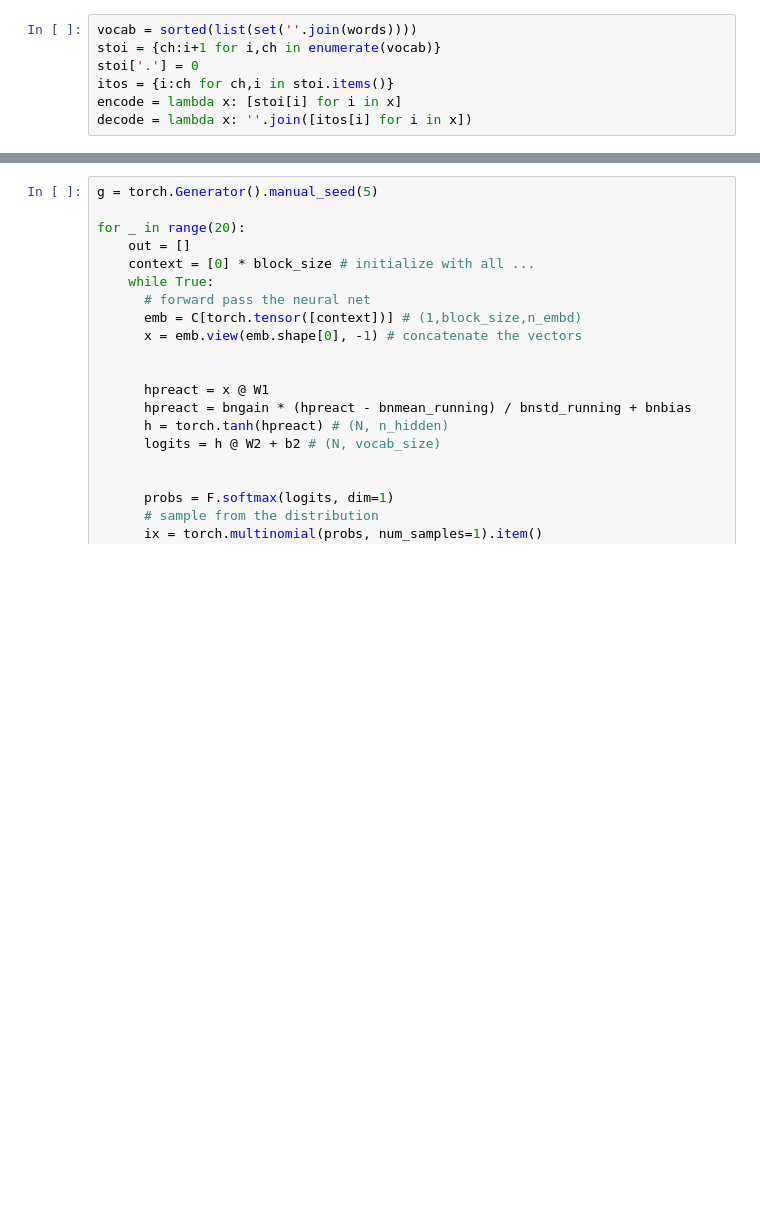
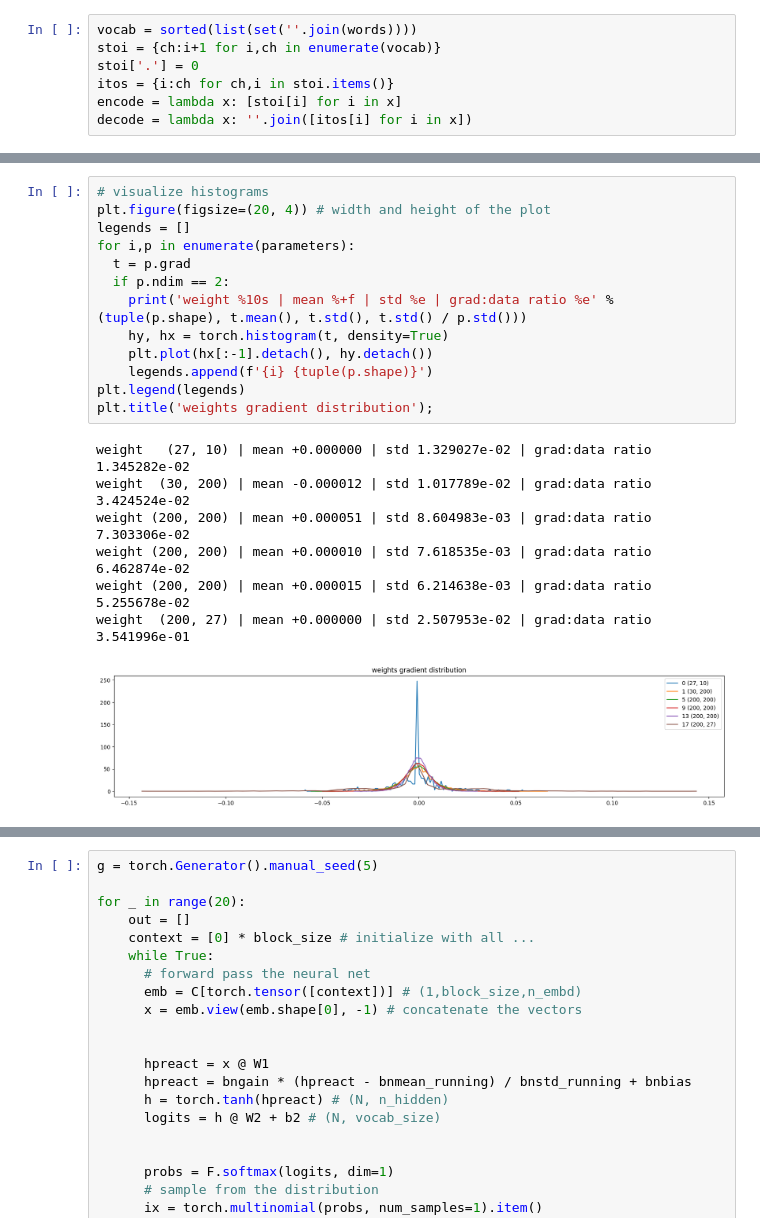
Before and after one commit to hardeybisey/Machine-Learning-and-Deep-Learning, a Jupyter notebook: notebook.ipynb, the cells around one changed output, grey strips where cells are left out. Cells and saved outputs as stored; diff of their text form; blank space fills up the shorter version.

```diff
--- a/notebook.ipynb
+++ b/notebook.ipynb
@@ -162,0 +176,21 @@ for i in range(steps):
+# %%
+# visualize histograms
+plt.figure(figsize=(20, 4)) # width and height of the plot
+legends = []
+for i,p in enumerate(parameters):
+  t = p.grad
+  if p.ndim == 2:
+    print('weight %10s | mean %+f | std %e | grad:data ratio %e' % (tuple(p.shape), t.mean(), t.std(), t.std() / p.std()))
+    hy, hx = torch.histogram(t, density=True)
+    plt.plot(hx[:-1].detach(), hy.detach())
+    legends.append(f'{i} {tuple(p.shape)}')
+plt.legend(legends)
+plt.title('weights gradient distribution');
+# %% [output]
+weight   (27, 10) | mean +0.000000 | std 1.329027e-02 | grad:data ratio 1.345282e-02
+weight  (30, 200) | mean -0.000012 | std 1.017789e-02 | grad:data ratio 3.424524e-02
+weight (200, 200) | mean +0.000051 | std 8.604983e-03 | grad:data ratio 7.303306e-02
+weight (200, 200) | mean +0.000010 | std 7.618535e-03 | grad:data ratio 6.462874e-02
+weight (200, 200) | mean +0.000015 | std 6.214638e-03 | grad:data ratio 5.255678e-02
+weight  (200, 27) | mean +0.000000 | std 2.507953e-02 | grad:data ratio 3.541996e-01
+[figure, added]
```
Also changed, not shown: parts of 9 cells of this notebook, 1 other file.
